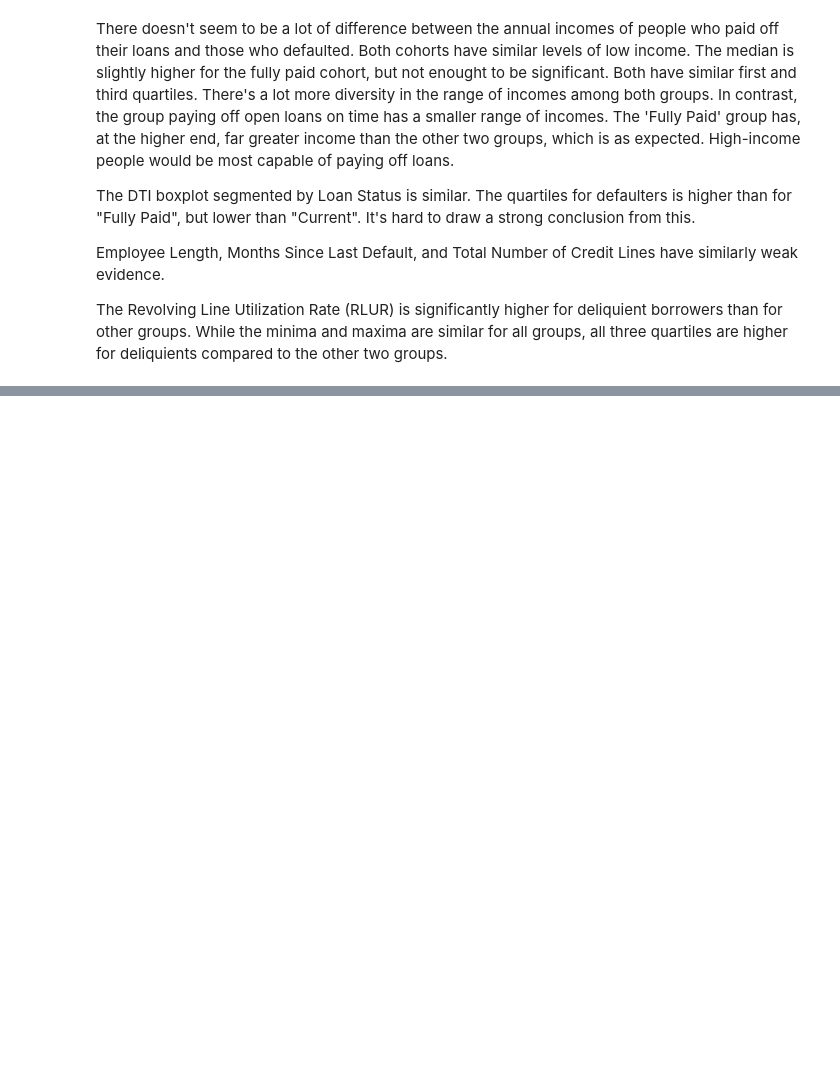
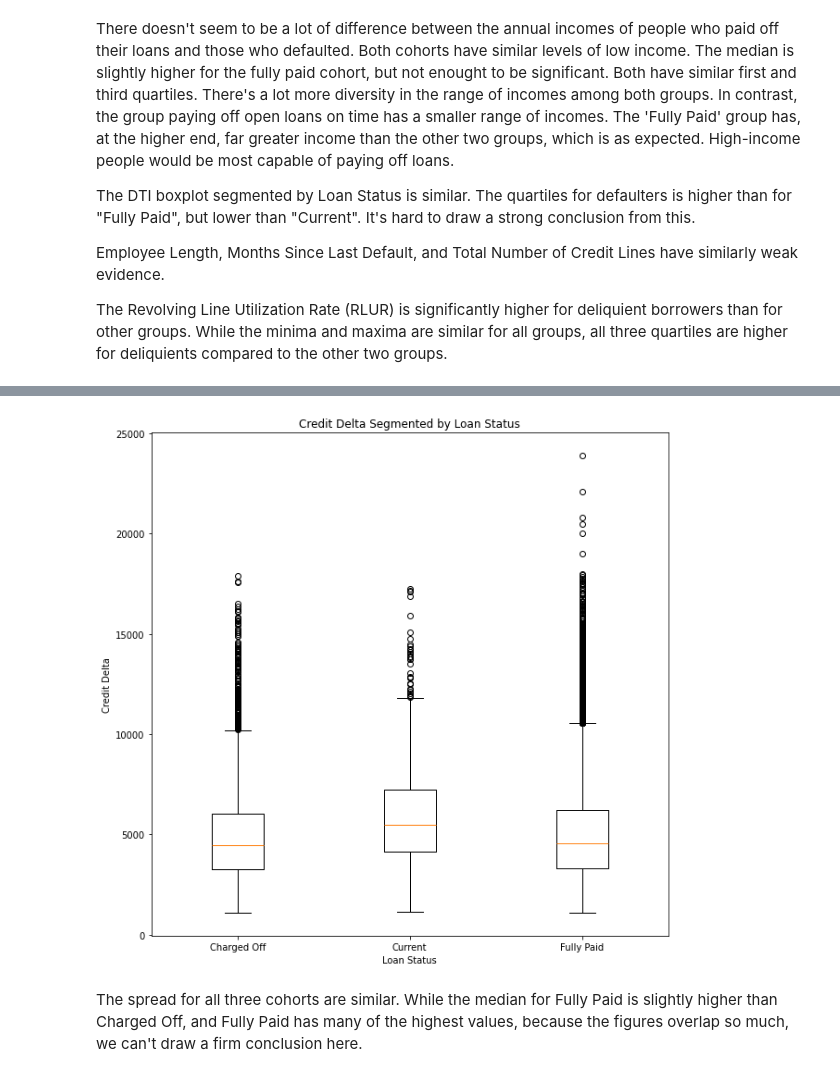
Before and after one commit to partwalk/iiitb-ml-ai, a Jupyter notebook: Module 6/case_study.ipynb, the cells around one changed output, grey strips where cells are left out. Saved outputs shown, nothing was run; the diff lists cells and outputs as text; code cells hidden in the pictures; blank space fills up the shorter version.

```diff
--- a/Module 6/case_study.ipynb
+++ b/Module 6/case_study.ipynb
@@ -287,0 +537,6 @@ The Revolving Line Utilization Rate (RLUR) is significantly higher for deliquien
+# %%
+boxplt('credit_delta', 'Credit Delta')
+# %% [output]
+[figure, added]
+# %% [markdown]
+The spread for all three cohorts are similar. While the median for Fully Paid is slightly higher than Charged Off, and Fully Paid has many of the highest values, because the figures overlap so much, we can't draw a firm conclusion here.
```
Also changed, not shown: parts of 52 cells of this notebook, 3 other files.
